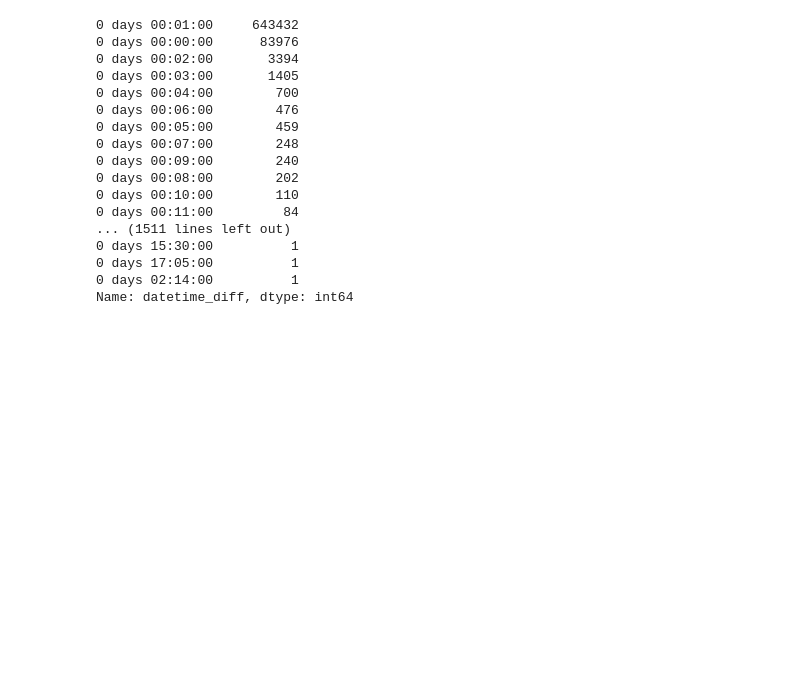
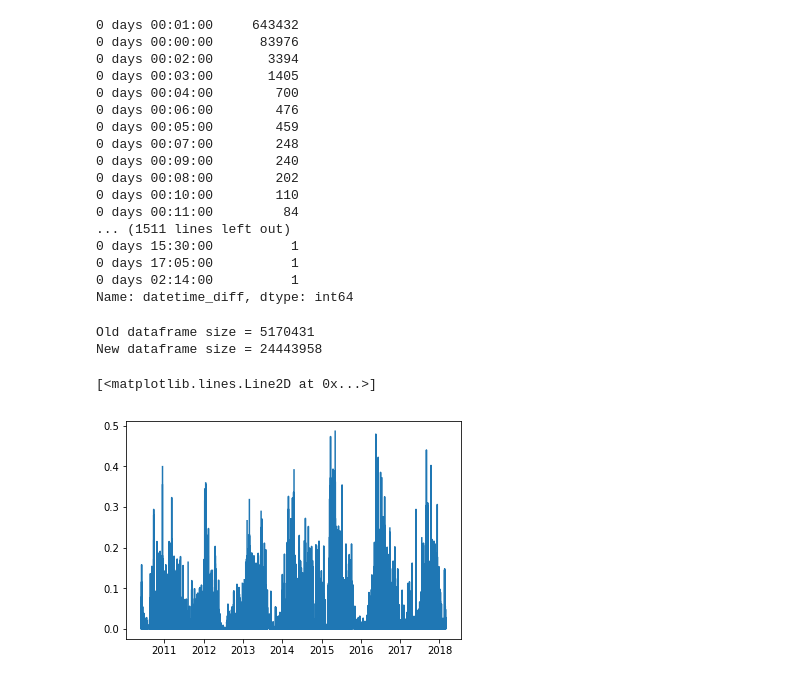
Before and after one commit to abhimanyu-jain/Magnetic-Field-Strength-Prediction, a Jupyter notebook: notebooks/Satellite_based_analysis.ipynb, the cells around one changed output. Drawn from its saved outputs; the diff is of its cells as text; code cells hidden in the pictures; blank space fills up the shorter version.

```diff
--- a/notebooks/Satellite_based_analysis.ipynb
+++ b/notebooks/Satellite_based_analysis.ipynb
@@ -107,2 +110,20 @@ Name: datetime_diff, dtype: int64
+# %%
+# Clearly there is missing data, we can use some technique to fill it
+# Insert missing rows
+# Set datetime as the index with frequency of 1 minute
+# Dropping duplicates
+df_sat0_sorted_1 = df_sat0_sorted[~df_sat0_sorted.datetime.duplicated()]
+df_sat0_sorted_1 = df_sat0_sorted_1.set_index('datetime').asfreq('1Min')
+print("Old dataframe size =", df_sat0_sorted.size)
+print("New dataframe size =", df_sat0_sorted_1.size)
+# %% [output]
+Old dataframe size = 5170431
+New dataframe size = 24443958
+# %%
+# Plotting data again
+plt.plot(df_sat0_sorted_1['B'])
+# %% [output]
+[<matplotlib.lines.Line2D at 0x...>]
+[figure, added]
 # %%
 # Run LSTM/ARIMA/ARCH/VAR
```
Also changed, not shown: parts of 3 cells of this notebook.
